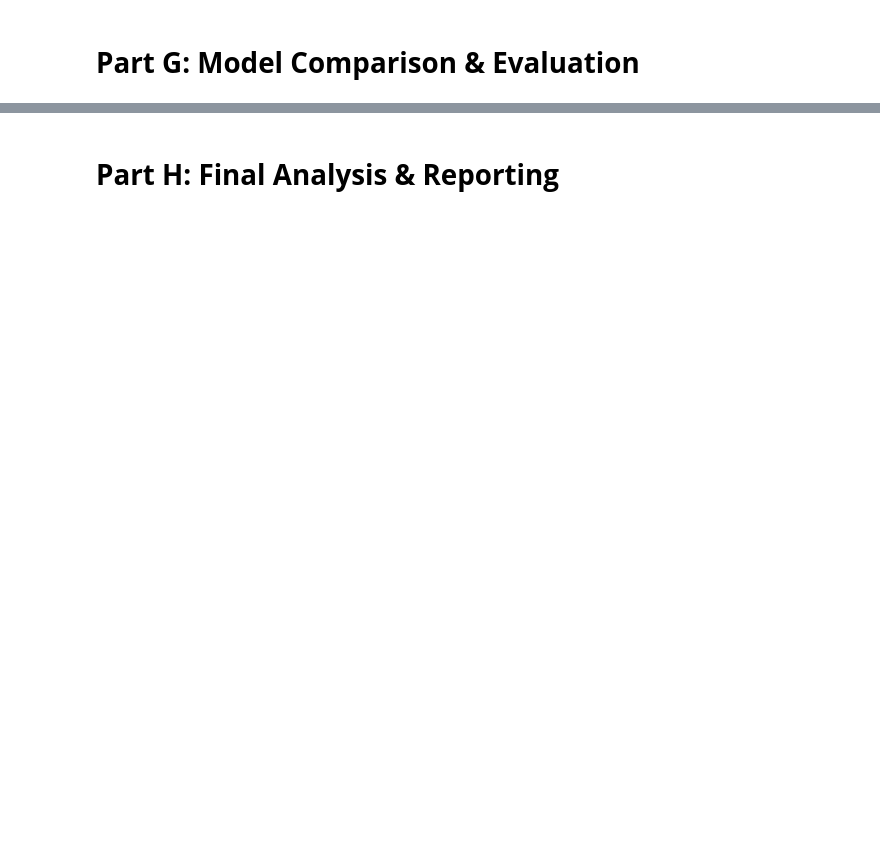
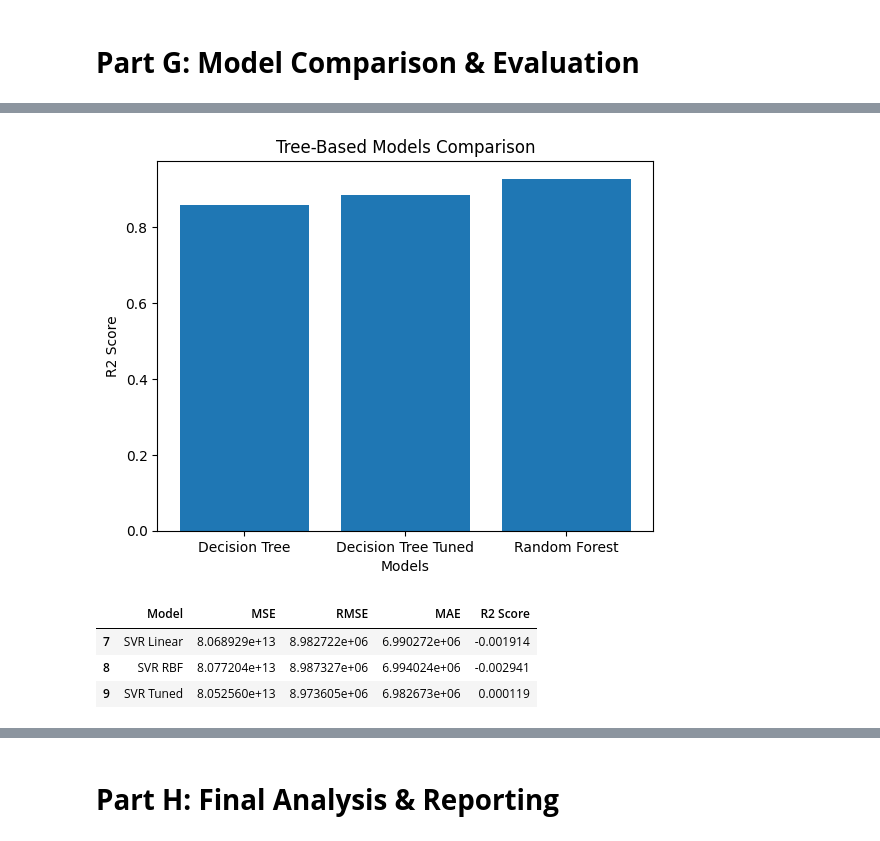
Before and after one commit to krisha12345819/Supervised-Learning-Robust-Regression-Engine, a Jupyter notebook: Robust_Regression_Engine.ipynb, the cells around one changed output, grey strips where cells are left out. Drawn from its saved outputs; the diff is of its cells as text; code cells hidden in the pictures; blank space fills up the shorter version.

```diff
--- a/Robust_Regression_Engine.ipynb
+++ b/Robust_Regression_Engine.ipynb
@@ -417,0 +585,23 @@ results_df
+# %%
+plt.bar(tree_models["Model"], tree_models["R2 Score"])
+
+plt.title("Tree-Based Models Comparison")
+plt.xlabel("Models")
+plt.ylabel("R2 Score")
+
+plt.show()
+# %% [output]
+[figure, added]
+# %%
+svr_models = results_df[
+    results_df["Model"].isin([
+        "SVR Linear",
+        "SVR RBF",
+        "SVR Tuned"])]
+
+svr_models
+# %% [output]
+|  | Model | MSE | RMSE | MAE | R2 Score |
+| 7 | SVR Linear | 8.068929e+13 | 8.982722e+06 | 6.990272e+06 | -0.001914 |
+| 8 | SVR RBF | 8.077204e+13 | 8.987327e+06 | 6.994024e+06 | -0.002941 |
+| 9 | SVR Tuned | 8.052560e+13 | 8.973605e+06 | 6.982673e+06 | 0.000119 |
```
Also changed, not shown: parts of 32 cells of this notebook, 4 other files.
